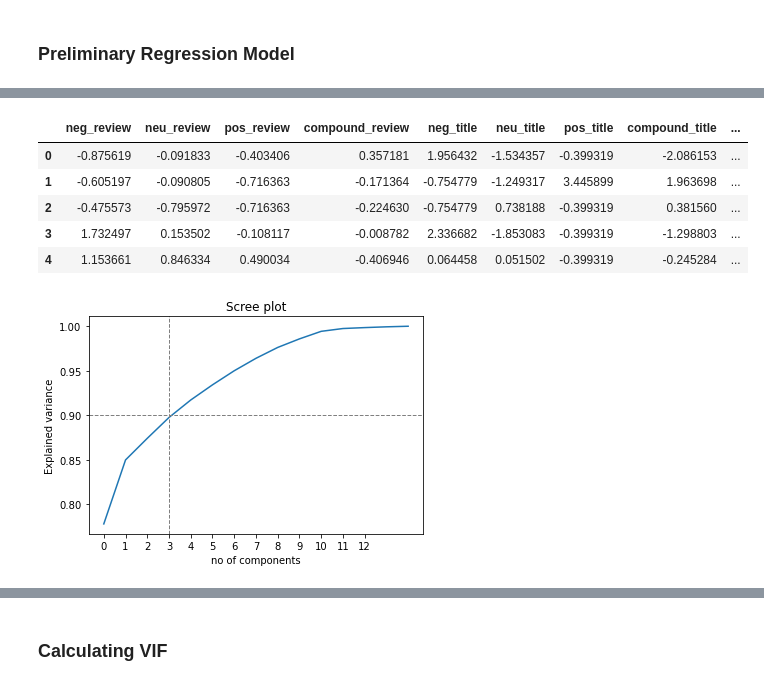
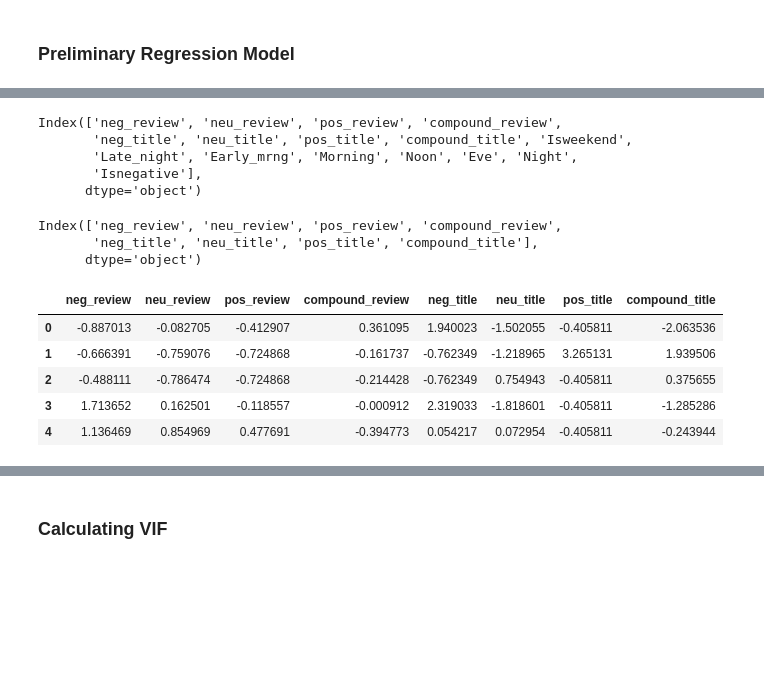
Before and after one commit to Kenrich005/Uber_reviews_textanalytics, a Jupyter notebook: TA_Group_Assignment_VIII.ipynb, the cells around one changed output, grey strips where cells are left out. Saved outputs shown, nothing was run; the diff lists cells and outputs as text; code cells hidden in the pictures; blank space fills up the shorter version.

```diff
--- a/TA_Group_Assignment_VIII.ipynb
+++ b/TA_Group_Assignment_VIII.ipynb
@@ -91,6 +108,8 @@ df1.Review[1]
 # %%
 df1['Review'].replace('', np.nan, inplace=True)
+df1['Title'].replace('', np.nan, inplace=True)
 df1.dropna(subset=['Review'], inplace=True)
+df1 = df1.reset_index(drop=True)
 df1.shape
 # %% [output]
 (489, 4)
@@ -179,5 +191,7 @@ df1.head()
 5 rows × 21 columns
 # %%
+df1['Isnegative'] = np.where((df1.compound_review<0)|(df1.compound_title<0),1,0)
+
 df1=df1.drop(['sent_index','Title','Review','Date'],axis=1)
 df1.head()
 # %% [output]
@@ -190,6 +204,3 @@ df1.head()
-# %%
-# Removing null values
-df1.dropna(inplace=True)
 # %% [markdown]
 ### Preliminary Regression Model
 # %%
@@ -201,28 +212,29 @@ y.shape, X.shape
+# %%
+X.columns
+# %% [output]
+Index(['neg_review', 'neu_review', 'pos_review', 'compound_review',
+       'neg_title', 'neu_title', 'pos_title', 'compound_title', 'Isweekend',
+       'Late_night', 'Early_mrng', 'Morning', 'Noon', 'Eve', 'Night',
+       'Isnegative'],
+      dtype='object')
+# %%
+X_cat = X[['Isweekend','Late_night', 'Early_mrng', 'Morning', 'Noon', 'Eve', 'Night','Isnegative']]
+X_cont = X.drop(X_cat,axis=1)
+X_cont.columns
+# %% [output]
+Index(['neg_review', 'neu_review', 'pos_review', 'compound_review',
+       'neg_title', 'neu_title', 'pos_title', 'compound_title'],
+      dtype='object')
 # %%
 # Standardizing continuous variables
 from sklearn.preprocessing import StandardScaler
 sc = StandardScaler()
-X_sc = pd.DataFrame(sc.fit_transform(X), columns=X.columns)
+X_sc = pd.DataFrame(sc.fit_transform(X_cont), columns=X_cont.columns)
 X_sc.head()
 # %% [output]
-|  | neg_review | neu_review | pos_review | compound_review | neg_title | neu_title | pos_title | compound_title | ... |
-| 0 | -0.875619 | -0.091833 | -0.403406 | 0.357181 | 1.956432 | -1.534357 | -0.399319 | -2.086153 | ... |
-| 1 | -0.605197 | -0.090805 | -0.716363 | -0.171364 | -0.754779 | -1.249317 | 3.445899 | 1.963698 | ... |
-| 2 | -0.475573 | -0.795972 | -0.716363 | -0.224630 | -0.754779 | 0.738188 | -0.399319 | 0.381560 | ... |
-| 3 | 1.732497 | 0.153502 | -0.108117 | -0.008782 | 2.336682 | -1.853083 | -0.399319 | -1.298803 | ... |
-| 4 | 1.153661 | 0.846334 | 0.490034 | -0.406946 | 0.064458 | 0.051502 | -0.399319 | -0.245284 | ... |
+|  | neg_review | neu_review | pos_review | compound_review | neg_title | neu_title | pos_title | compound_title |
+| 0 | -0.887013 | -0.082705 | -0.412907 | 0.361095 | 1.940023 | -1.502055 | -0.405811 | -2.063536 |
+| 1 | -0.666391 | -0.759076 | -0.724868 | -0.161737 | -0.762349 | -1.218965 | 3.265131 | 1.939506 |
+| 2 | -0.488111 | -0.786474 | -0.724868 | -0.214428 | -0.762349 | 0.754943 | -0.405811 | 0.375655 |
+| 3 | 1.713652 | 0.162501 | -0.118557 | -0.000912 | 2.319033 | -1.818601 | -0.405811 | -1.285286 |
+| 4 | 1.136469 | 0.854969 | 0.477691 | -0.394773 | 0.054217 | 0.072954 | -0.405811 | -0.243944 |
-# %%
-# Applying PCA to reduce dimensionality
-from sklearn.decomposition import PCA
-pca = PCA().fit(X)
-
-# Plot the scree plot to see how many components explain how much variance
-plt.plot(np.cumsum(pca.explained_variance_ratio_))
-plt.xlabel("no of components")
-plt.ylabel("Explained variance")
-plt.title("Scree plot")
-plt.xticks(np.arange(0,13,1))
-plt.axhline(y=0.9, c='grey', lw=1, linestyle='dashed')
-plt.axvline(x=3, c='grey', lw=1, linestyle='dashed');
-# %% [output]
-[figure, removed]
```
Also changed, not shown: parts of 22 cells of this notebook.
